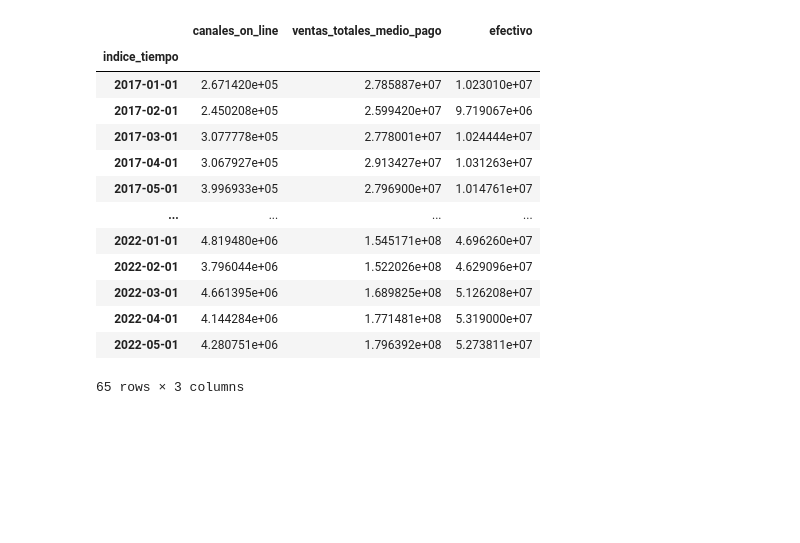
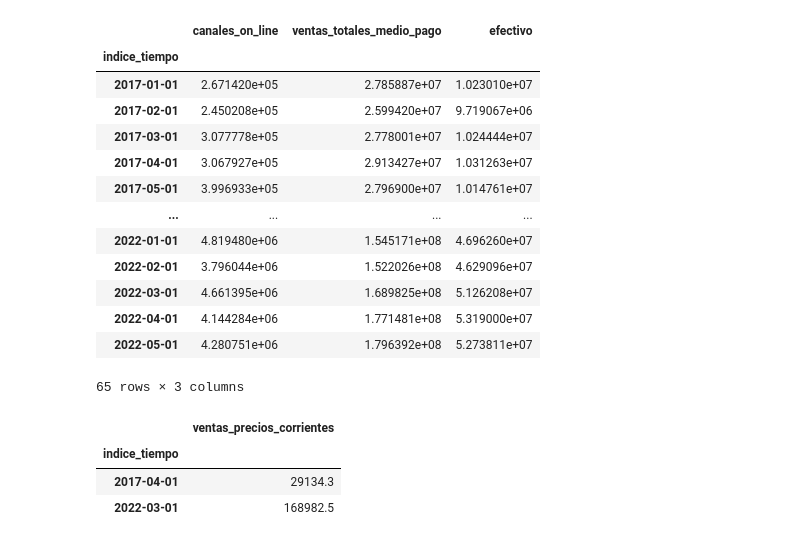
Before and after one commit to VictoriaTeCa/R-E-T-O-1, a Jupyter notebook: RETO1.ipynb, the cells around one changed output. Drawn from its saved outputs; the diff is of its cells as text; code cells hidden in the pictures; blank space fills up the shorter version.

Commit message:
Filtro CUATRO

```diff
--- a/RETO1.ipynb
+++ b/RETO1.ipynb
@@ -73,3 +73,12 @@ filtro3
 # %%
 #Convertir archivo filtrado a CSV
 filtro3.to_csv("Filtro3.csv")
+# %%
+#Filtro CUATRO: filtro de filas vs columnas, este filtro como su nombre lo dice, seleccionamos de manera manual y más específica las columnas y filas que queremos para nuestro análisis.
+filtro4=df.loc[["2017-04-01","2022-03-01"], ["ventas_precios_corrientes"]]
+filtro4
+# %% [output]
+|  | ventas_precios_corrientes |
+| indice_tiempo |  |
+| 2017-04-01 | 29134.3 |
+| 2022-03-01 | 168982.5 |
```
